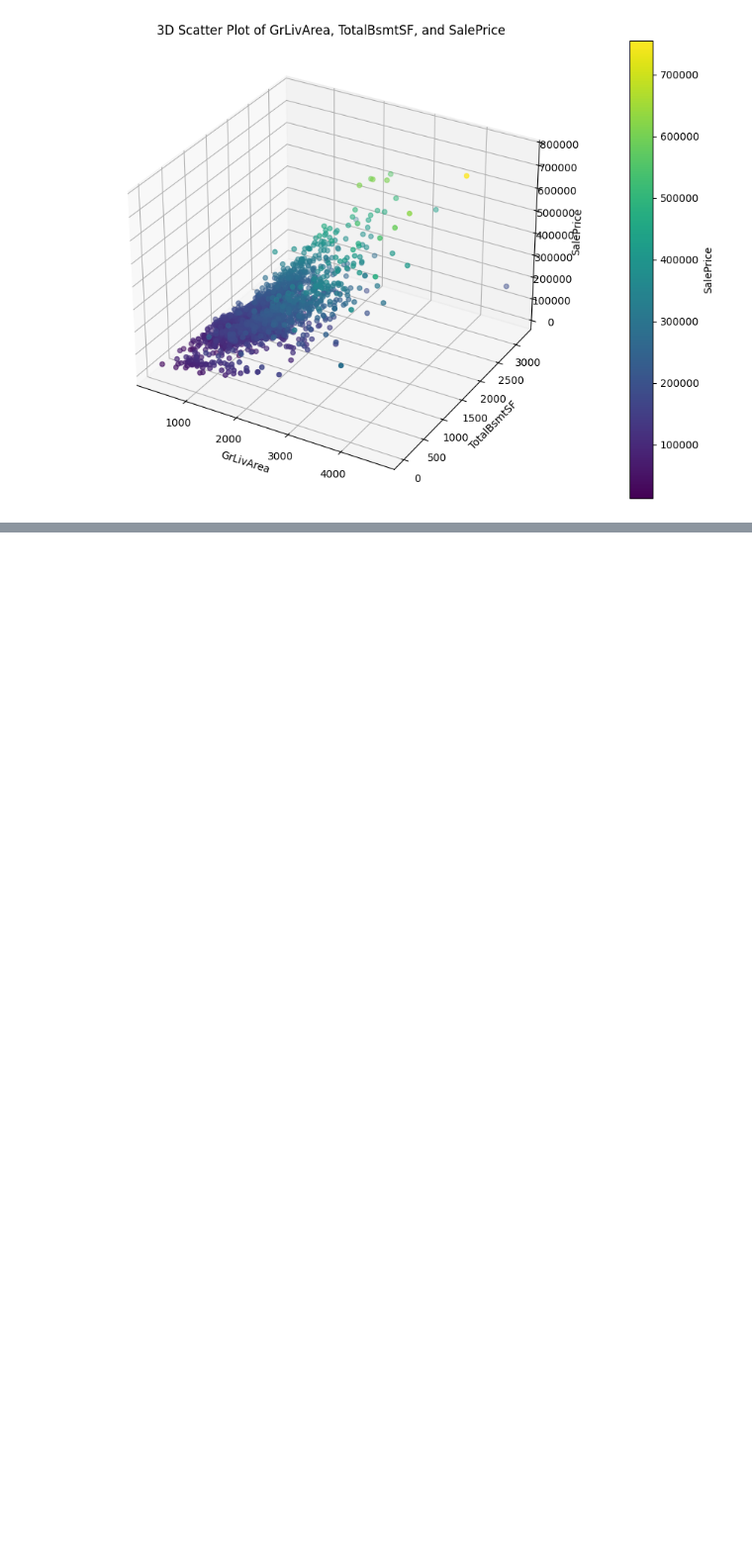
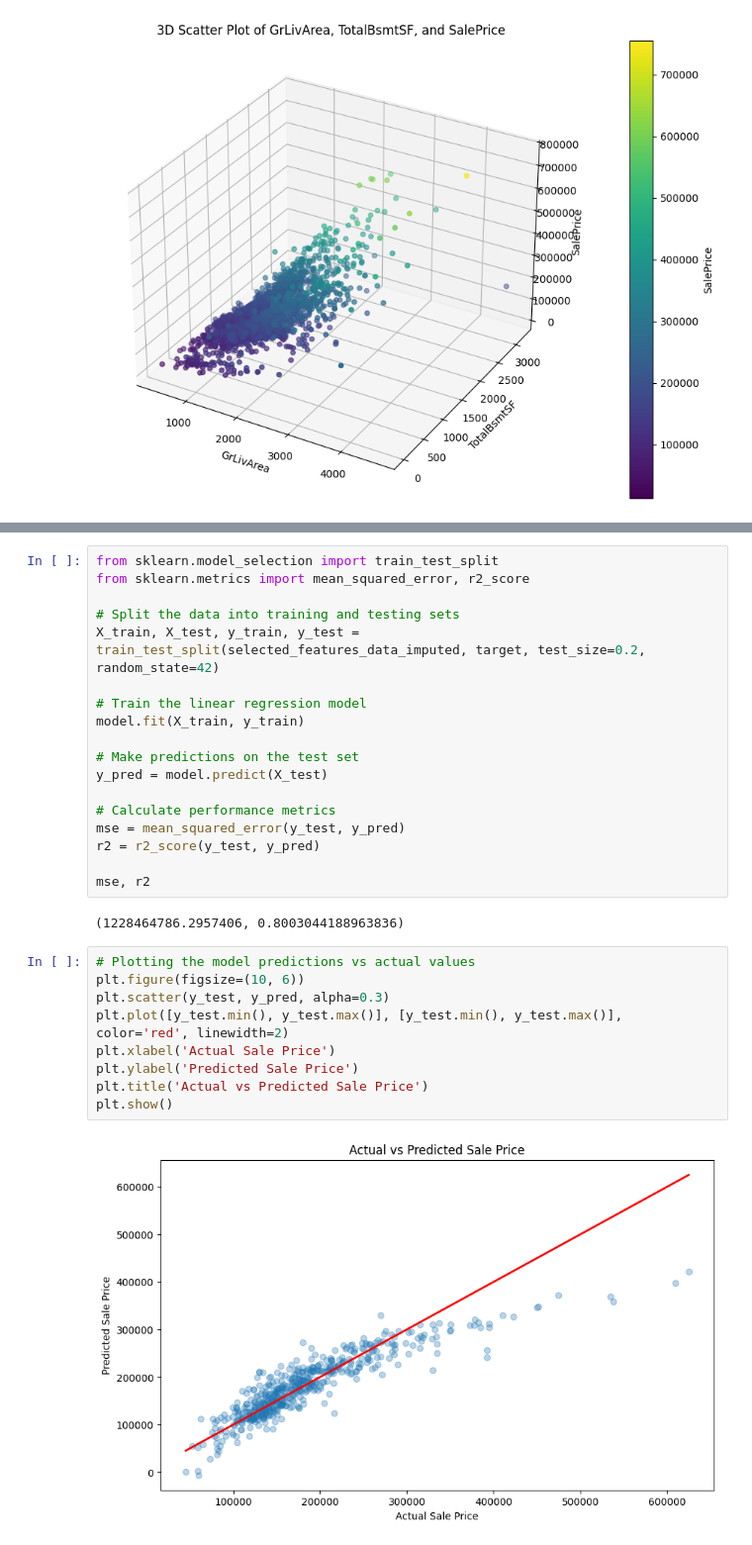
Before and after one commit to jackparsons93/Ames_Housing_ML, a Jupyter notebook: Ames2.ipynb, the cells around one changed output, grey strips where cells are left out. Shown at 99% size. Cells and saved outputs as stored; diff of their text form; blank space fills up the shorter version.

```diff
--- a/Ames2.ipynb
+++ b/Ames2.ipynb
@@ -364,0 +438,31 @@ plt.show()
+# %%
+from sklearn.model_selection import train_test_split
+from sklearn.metrics import mean_squared_error, r2_score
+
+# Split the data into training and testing sets
+X_train, X_test, y_train, y_test = train_test_split(selected_features_data_imputed, target, test_size=0.2, random_state=42)
+
+# Train the linear regression model
+model.fit(X_train, y_train)
+
+# Make predictions on the test set
+y_pred = model.predict(X_test)
+
+# Calculate performance metrics
+mse = mean_squared_error(y_test, y_pred)
+r2 = r2_score(y_test, y_pred)
+
+mse, r2
+# %% [output]
+(1228464786.2957406, 0.8003044188963836)
+# %%
+# Plotting the model predictions vs actual values
+plt.figure(figsize=(10, 6))
+plt.scatter(y_test, y_pred, alpha=0.3)
+plt.plot([y_test.min(), y_test.max()], [y_test.min(), y_test.max()], color='red', linewidth=2)
+plt.xlabel('Actual Sale Price')
+plt.ylabel('Predicted Sale Price')
+plt.title('Actual vs Predicted Sale Price')
+plt.show()
+# %% [output]
+[figure, added]
```
Also changed, not shown: parts of 8 cells of this notebook.
